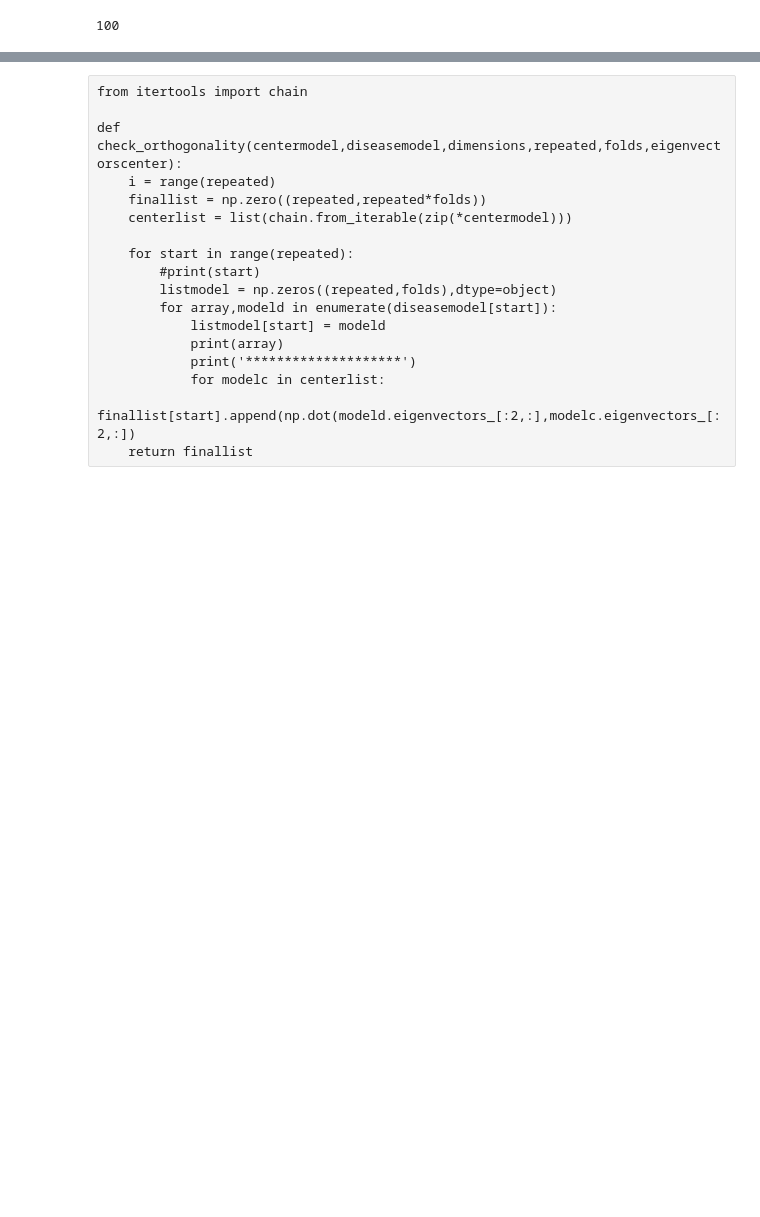
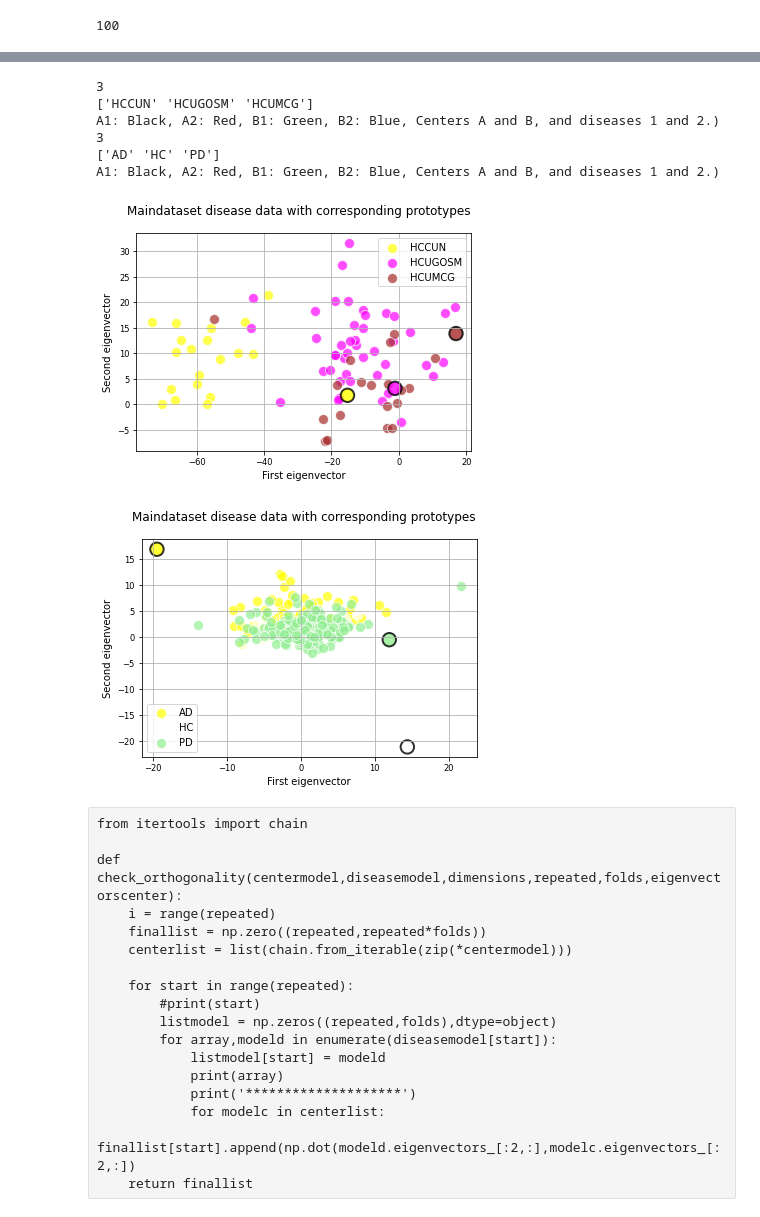
Before and after one commit to NehaBari/Masters-Thesis-2021, a Jupyter notebook: kfold_copy.ipynb, the cells around one changed output, grey strips where cells are left out. Saved outputs shown, nothing was run; the diff lists cells and outputs as text; code cells hidden in the pictures; blank space fills up the shorter version.

```diff
--- a/kfold_copy.ipynb
+++ b/kfold_copy.ipynb
@@ -343,28 +344,29 @@ ploteigenvalues(eigenvaluesdisease,eigenvectorsdisease,average_lambda_disease,'d
 # %%
 # removing the z transform
-def visualize(model,scaler):
+def visualize(model,scaler,centerdata,centerlabels):
 
-    data = scaler.inverse_transform(data)
-    transformed_data = model.transform(data, scale=True)
+    centerdata = scaler.inverse_transform(centerdata)
+    transformed_data = model.transform(centerdata, scale=True)
 
     x_d = transformed_data[:, 0]
     y_d = transformed_data[:, 1]
 
     # Transform the model, i.e., the prototypes (scaled by square root of eigenvalues "scale = True")
     # prototype inverser transform
-    prototypes = scaler.inverse_transform(model1.prototypes_)
+    prototypes = scaler.inverse_transform(model.prototypes_)
 
-    transformed_model1 = model1.transform(prototypes, scale=True)
+    #transformed_model = model.transform(model.prototypes_, scale=True)
+    transformed_model = model.transform(prototypes, scale=True)
 
-    print(len(model1.prototypes_))
-    x_m = transformed_model1[:, 0]
-    y_m = transformed_model1[:, 1]
+    print(len(model.prototypes_))
+    x_m = transformed_model[:, 0]
+    y_m = transformed_model[:, 1]
 
     fig, ax = plt.subplots()
     fig.suptitle("Maindataset disease data with corresponding prototypes")
-    colors = ['yellow','Magenta','brown']#,'pink','lightgreen']
-    for i, cls in enumerate(model1.classes_):
-        ii = cls == labels
+    colors = ['yellow','magenta','brown']#,'pink','lightgreen']
+    for i, cls in enumerate(model.classes_):
+        ii = cls == centerlabels
         ax.scatter(
             x_d[ii],
             y_d[ii],
@@ -372,14 +374,14 @@ def visualize(model,scaler):
             s=100,
             alpha=0.7,
             edgecolors="white",
-            label=model1.classes_[model1.prototypes_labels_[i]],
+            label=model.classes_[model.prototypes_labels_[i]],
         )
     ax.scatter(x_m, y_m, c=colors, s=180, alpha=0.8, edgecolors="black", linewidth=2.0)
     ax.set_xlabel("First eigenvector")
     ax.set_ylabel("Second eigenvector")
     ax.legend()
     ax.grid(True)
-    print(model1.classes_)
+    print(model.classes_)
     plt.savefig('disease.png')
     #plt.savefig('destination_path23.eps', format='eps')
     print('A1: Black, A2: Red, B1: Green, B2: Blue, Centers A and B, and diseases 1 and 2.) ')
@@ -386,5 +431,15 @@ def visualize(model,scaler):
 # %%
-print(modellist[1])
+visualize(centermodel[0][0],scalar,centerdata,centerlabels)
+visualize_disease(diseasemodel[0][0],scalar,data,labels)
+# %% [output]
+3
+['HCCUN' 'HCUGOSM' 'HCUMCG']
+A1: Black, A2: Red, B1: Green, B2: Blue, Centers A and B, and diseases 1 and 2.)
+3
+['AD' 'HC' 'PD']
+A1: Black, A2: Red, B1: Green, B2: Blue, Centers A and B, and diseases 1 and 2.)
+[figure, added]
+[figure, added]
 # %% [raw]
 from itertools import chain
 
```
Also changed, not shown: parts of 11 cells of this notebook.
